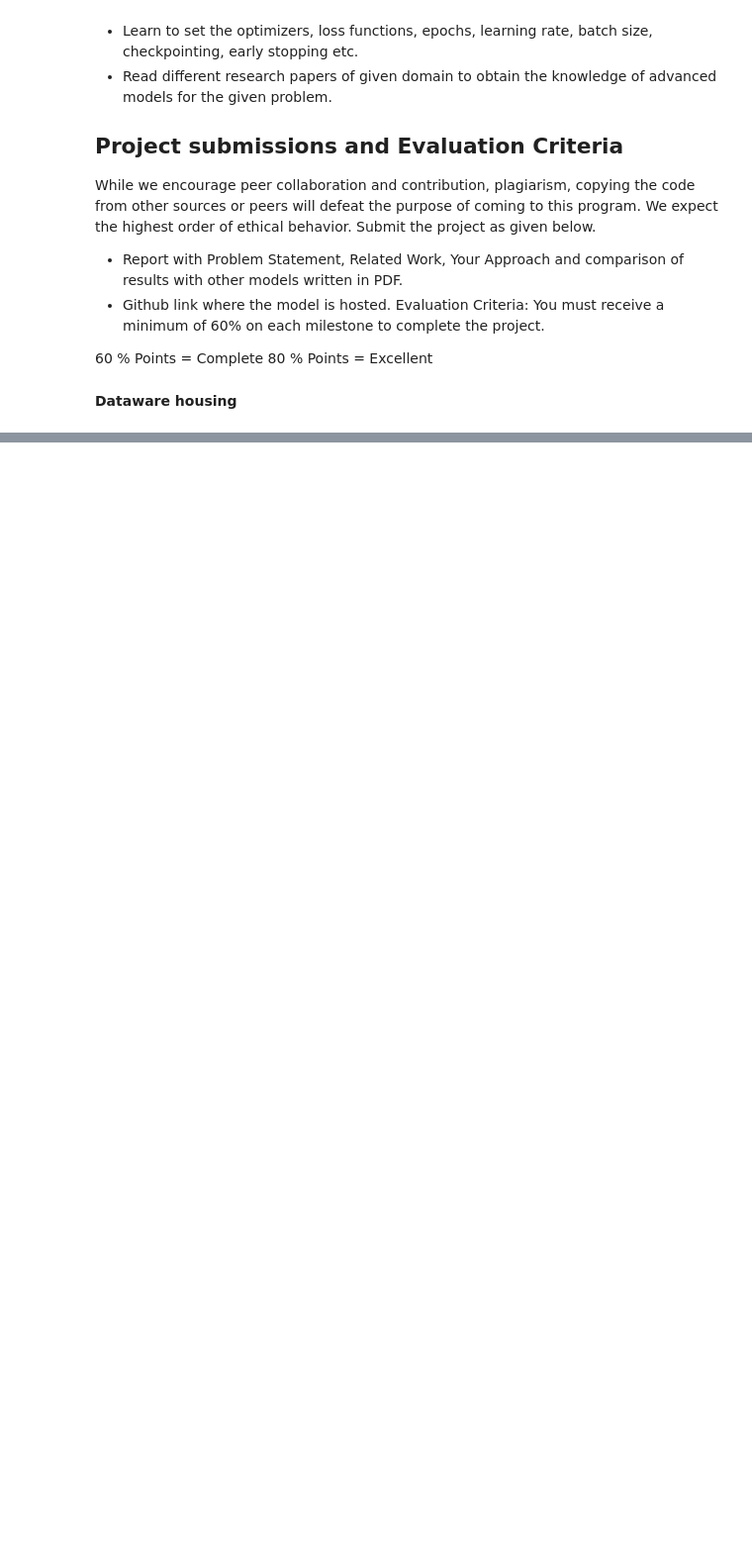
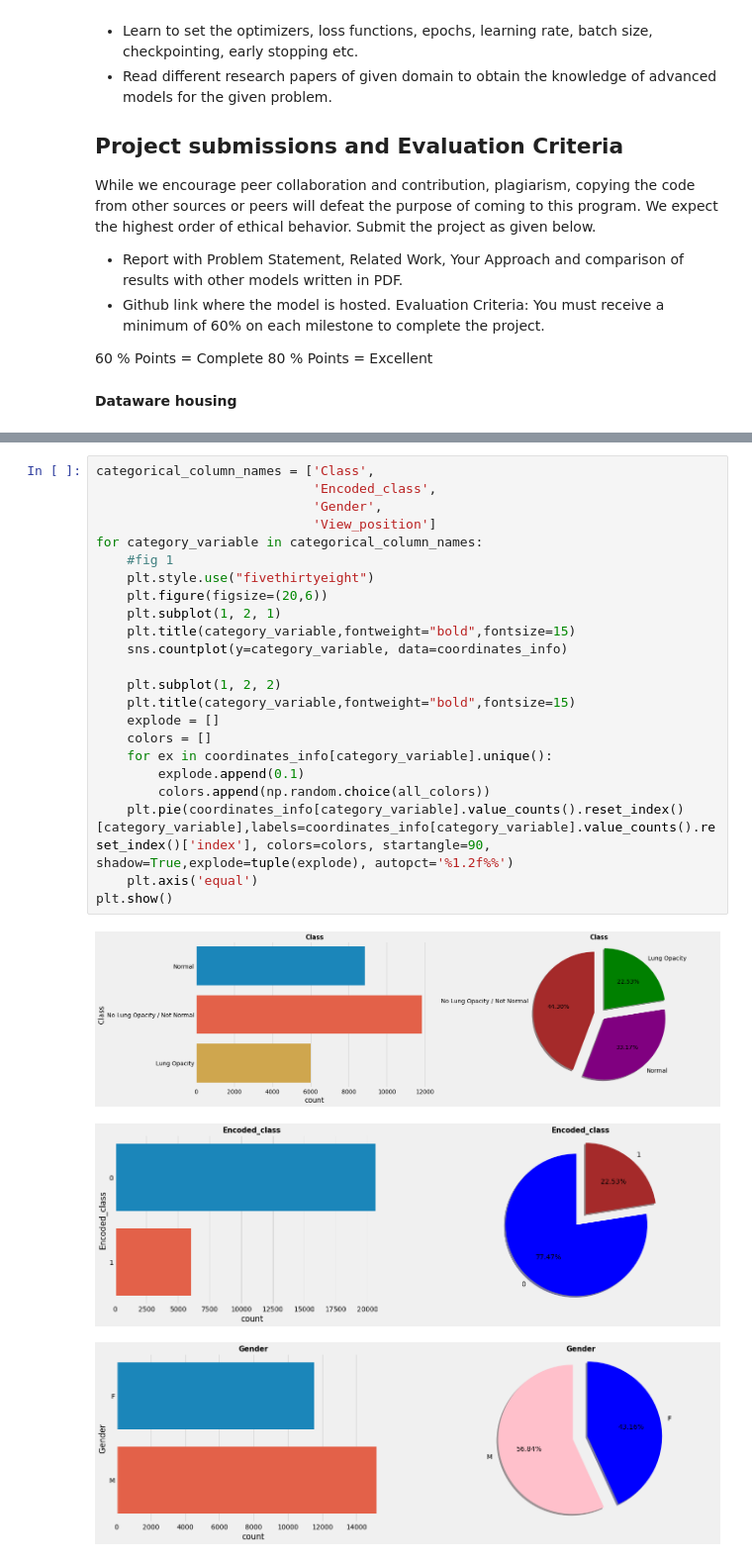
Before and after one commit to RohanKittu/Pneumonia-Detection_tensorflow, a Jupyter notebook: Pneumonia_detection.ipynb, the cells around one changed output, grey strips where cells are left out. Shown at 99% size. Cells and saved outputs as stored; diff of their text form; blank space fills up the shorter version.

```diff
--- a/Pneumonia_detection.ipynb
+++ b/Pneumonia_detection.ipynb
@@ -120,0 +564,27 @@ sample_sub
+# %%
+categorical_column_names = ['Class',
+                            'Encoded_class',
+                            'Gender',
+                            'View_position']
+for category_variable in categorical_column_names:
+    #fig 1
+    plt.style.use("fivethirtyeight")
+    plt.figure(figsize=(20,6))
+    plt.subplot(1, 2, 1)
+    plt.title(category_variable,fontweight="bold",fontsize=15)
+    sns.countplot(y=category_variable, data=coordinates_info)
+
+    plt.subplot(1, 2, 2)
+    plt.title(category_variable,fontweight="bold",fontsize=15)
+    explode = []
+    colors = []
+    for ex in coordinates_info[category_variable].unique():
+        explode.append(0.1)
+        colors.append(np.random.choice(all_colors))
+    plt.pie(coordinates_info[category_variable].value_counts().reset_index()[category_variable],labels=coordinates_info[category_variable].value_counts().reset_index()['index'], colors=colors, startangle=90, shadow=True,explode=tuple(explode), autopct='%1.2f%%')
+    plt.axis('equal')
+plt.show()
+# %% [output]
+[figure, added]
+[figure, added]
+[figure, added]
```
Also changed, not shown: parts of 69 cells of this notebook.
